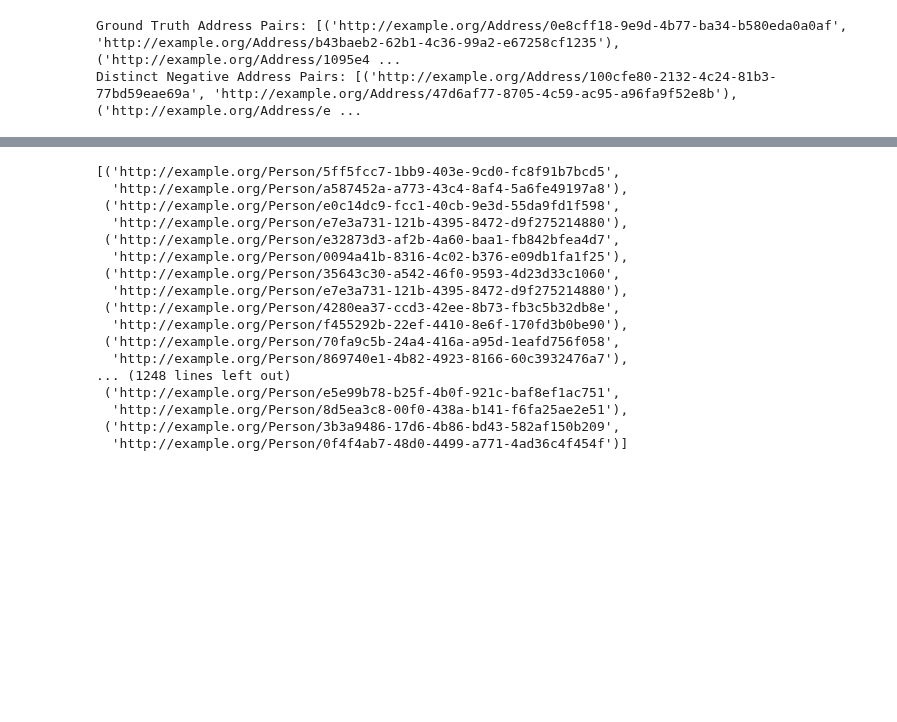
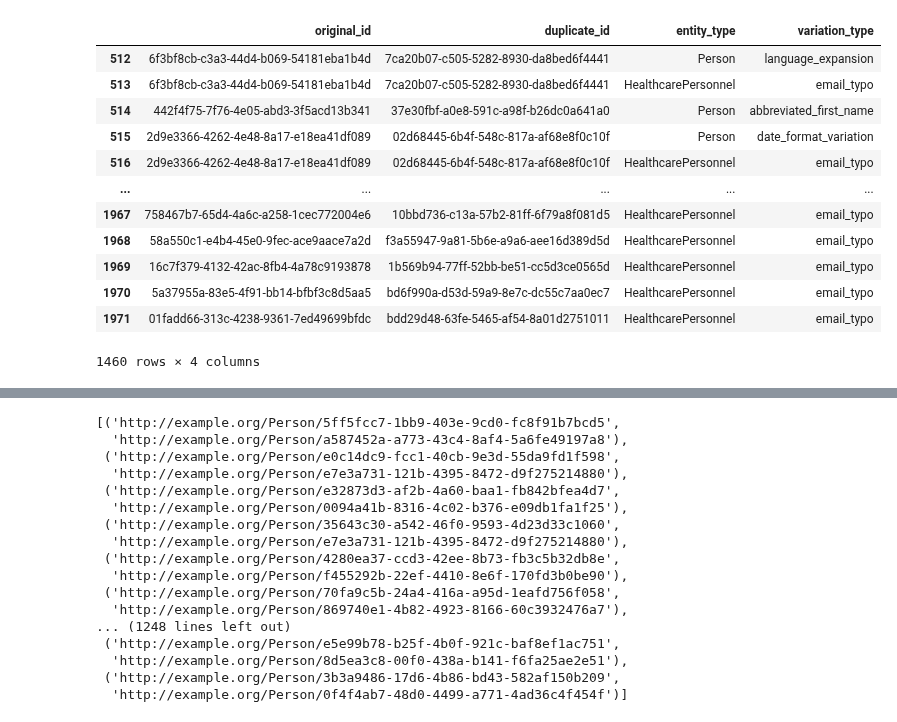
Before and after one commit to Timszy/entity-deduplication-hack-main, a Jupyter notebook: Run_dedupe.ipynb, the cells around one changed output, grey strips where cells are left out. Saved outputs shown, nothing was run; the diff lists cells and outputs as text; code cells hidden in the pictures; blank space fills up the shorter version.

```diff
--- a/Run_dedupe.ipynb
+++ b/Run_dedupe.ipynb
@@ -73,78 +135,52 @@ with open("data/dedupe_data/dict2.json", "w") as f:
 # %%
-import pandas as pd
 
-golden_standard = pd.read_csv('data/prog_data/updated_golden_standard_duplicates2.csv')
+
+golden_standard = pd.read_csv('data/train_data/train_golden_standard_duplicates.csv')
 
 # Replace entity types
 golden_standard['entity_type'] = golden_standard['entity_type'].replace({
     'HealthcareOrganization': 'HealthcareOrg',
     'ServiceDepartment': 'ServiceDept'
 })
 
 golden_standard_subset = golden_standard[['original_id', 'duplicate_id', 'entity_type']]
 golden_standard_subset_var = golden_standard[['original_id', 'duplicate_id', 'entity_type','variation_type']]
 
 
-ground_truth = {}
+ground_truth_train = {}
 
 # Mapping to Person for both Person and HealthcarePersonnel
-for entity in golden_standard_subset['entity_type'].unique():
-    df_filtered = golden_standard_subset[golden_standard_subset['entity_type'] == entity]
+for entity in golden_standard_subset_var['entity_type'].unique():
+    df_filtered = golden_standard_subset_var[golden_standard_subset_var['entity_type'] == entity]
     entity_for_uri = "Person" if entity in ["Person", "HealthcarePersonnel"] else entity
     # Use 'Person' as the key for both types
     key = "Person" if entity in ["Person", "HealthcarePersonnel"] else entity
-    if key not in ground_truth:
-        ground_truth[key] = []
-    ground_truth[key].extend([
+    if key not in ground_truth_train:
+        ground_truth_train[key] = []
+    ground_truth_train[key].extend([
         (f"http://example.org/{entity_for_uri}/{row['original_id']}",
          f"http://example.org/{entity_for_uri}/{row['duplicate_id']}")
         for _, row in df_filtered.iterrows()
     ])
 
+# Instead of taking first 50 Person pairs, select 7 per variation type
+person_variations = golden_standard_subset_var[
+    (golden_standard_subset_var['entity_type'] == 'Person') |
+    (golden_standard_subset_var['entity_type'] == 'HealthcarePersonnel')
+]
 
-# Example: get ground truth pairs for Address
-GT_AD =  ground_truth['Address'][:10] # print first 10 pairs
-GT_Person = ground_truth['Person'][:50] # print first 10 pairs
-GT_HCO = ground_truth['HealthcareOrg'][:10] # print first 10 pairs
-GT_SD = ground_truth['ServiceDept'][:10] # print first 10 pairs
-GT_CP = ground_truth['ContactPoint'][:10] # print first 10 pairs
-
-import random
-
-
-def sample_distinct_pairs(golden_standard_subset, ground_truth_pairs, entity_type, n_neg=3):
-    """Sample distinct pairs for dedupe.io (negatives), avoiding ground truth."""
-    filtered = golden_standard_subset[golden_standard_subset['entity_type'] == entity_type]
-    all_ids1 = filtered['original_id'].unique()
-    all_ids2 = filtered['duplicate_id'].unique()
-    gt_set = set(ground_truth_pairs)
-    distinct_pairs = set()
-    attempts = 0
-    max_attempts = len(gt_set) * n_neg * 10  # Prevent infinite loop
-
-    while len(distinct_pairs) < len(gt_set) * n_neg and attempts < max_attempts:
-        a, b = random.choice(all_ids1), random.choice(all_ids2)
-        if (a, b) not in gt_set and (b, a) not in gt_set and (a, b) not in distinct_pairs:
-            distinct_pairs.add((f"http://example.org/{entity_type}/{a}", f"http://example.org/{entity_type}/{b}"))
-        attempts += 1
-    return list(distinct_pairs)
-
-entity_types = ['Address', 'Person', 'HealthcareOrg', 'ServiceDept', 'ContactPoint']
-distinct_pairs = {}
-for entity_type in entity_types:
-    negatives = sample_distinct_pairs(
-        golden_standard_subset, ground_truth[entity_type], entity_type, n_neg=3
-    )
-    distinct_pairs[entity_type] = negatives
-
-DP_Ad = distinct_pairs['Address'][:10]
-DP_Person = distinct_pairs['Person'][:10]
-DP_HCO = distinct_pairs['HealthcareOrg'][:10]
-DP_SD = distinct_pairs['ServiceDept'][:10]
-DP_CP = distinct_pairs['ContactPoint'][:10]
-
-print("Ground Truth Address Pairs:", GT_AD)
-print("Distinct Negative Address Pairs:", DP_Ad)
+person_variations
 # %% [output]
+|  | original_id | duplicate_id | entity_type | variation_type |
+| 512 | 6f3bf8cb-c3a3-44d4-b069-54181eba1b4d | 7ca20b07-c505-5282-8930-da8bed6f4441 | Person | language_expansion |
+| 513 | 6f3bf8cb-c3a3-44d4-b069-54181eba1b4d | 7ca20b07-c505-5282-8930-da8bed6f4441 | HealthcarePersonnel | email_typo |
+| 514 | 442f4f75-7f76-4e05-abd3-3f5acd13b341 | 37e30fbf-a0e8-591c-a98f-b26dc0a641a0 | Person | abbreviated_first_name |
+| 515 | 2d9e3366-4262-4e48-8a17-e18ea41df089 | 02d68445-6b4f-548c-817a-af68e8f0c10f | Person | date_format_variation |
+| 516 | 2d9e3366-4262-4e48-8a17-e18ea41df089 | 02d68445-6b4f-548c-817a-af68e8f0c10f | HealthcarePersonnel | email_typo |
+| ... | ... | ... | ... | ... |
+| 1967 | 758467b7-65d4-4a6c-a258-1cec772004e6 | 10bbd736-c13a-57b2-81ff-6f79a8f081d5 | HealthcarePersonnel | email_typo |
+| 1968 | 58a550c1-e4b4-45e0-9fec-ace9aace7a2d | f3a55947-9a81-5b6e-a9a6-aee16d389d5d | HealthcarePersonnel | email_typo |
+| 1969 | 16c7f379-4132-42ac-8fb4-4a78c9193878 | 1b569b94-77ff-52bb-be51-cc5d3ce0565d | HealthcarePersonnel | email_typo |
+| 1970 | 5a37955a-83e5-4f91-bb14-bfbf3c8d5aa5 | bd6f990a-d53d-59a9-8e7c-dc55c7aa0ec7 | HealthcarePersonnel | email_typo |
+| 1971 | 01fadd66-313c-4238-9361-7ed49699bfdc | bdd29d48-63fe-5465-af54-8a01d2751011 | HealthcarePersonnel | email_typo |
-Ground Truth Address Pairs: [('http://example.org/Address/0e8cff18-9e9d-4b77-ba34-b580eda0a0af', 'http://example.org/Address/b43baeb2-62b1-4c36-99a2-e67258cf1235'), ('http://example.org/Address/1095e4 ...
-Distinct Negative Address Pairs: [('http://example.org/Address/100cfe80-2132-4c24-81b3-77bd59eae69a', 'http://example.org/Address/47d6af77-8705-4c59-ac95-a96fa9f52e8b'), ('http://example.org/Address/e ...
+1460 rows × 4 columns
```
Also changed, not shown: parts of 21 cells of this notebook, 9 other files.
